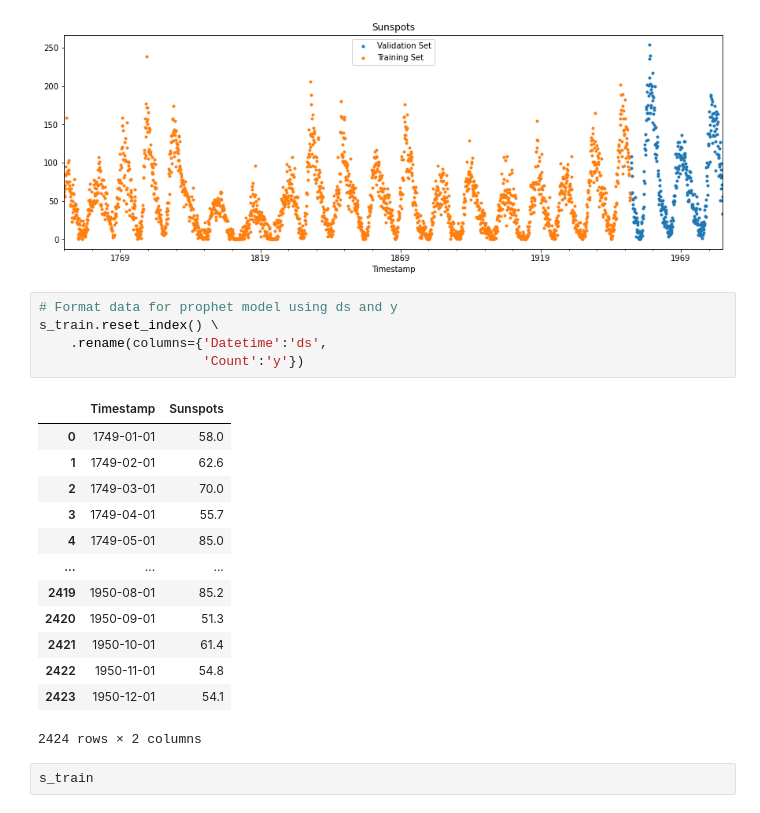
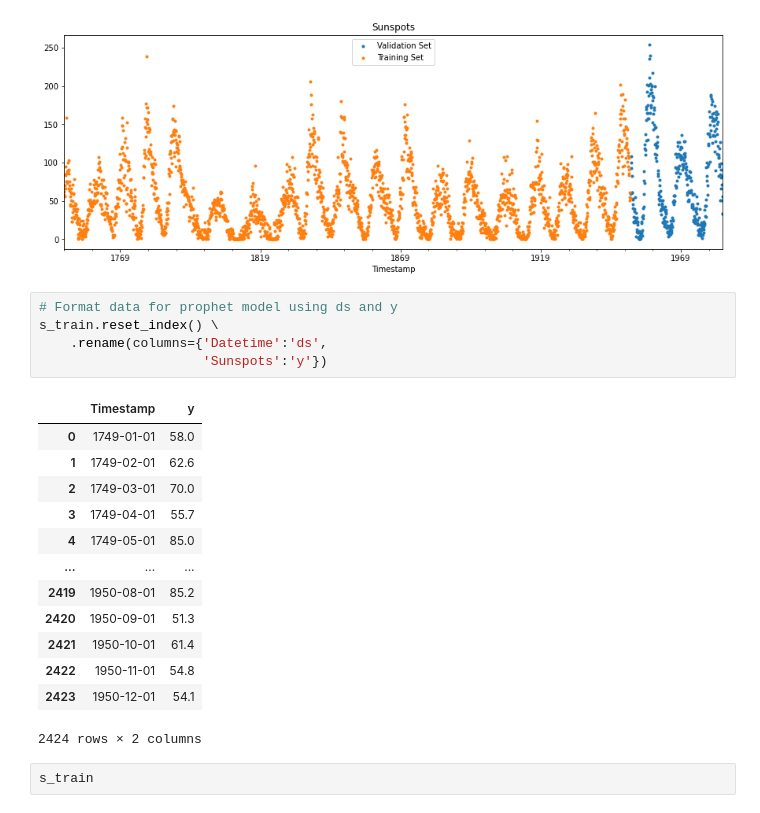
Before and after one commit to TracyRenee61/Misc-Predictions, a Jupyter notebook: TS_Sunspots_Statmodels_&_Prophet.ipynb, the cells around one changed output. Drawn from its saved outputs; the diff is of its cells as text.

```diff
--- a/TS_Sunspots_Statmodels_&_Prophet.ipynb
+++ b/TS_Sunspots_Statmodels_&_Prophet.ipynb
@@ -895,10 +894,10 @@ plt.show()
 # %%
 # Format data for prophet model using ds and y
 s_train.reset_index() \
     .rename(columns={'Datetime':'ds',
-                     'Count':'y'})
+                     'Sunspots':'y'})
 # %% [output]
-|  | Timestamp | Sunspots |
+|  | Timestamp | y |
 | 0 | 1749-01-01 | 58.0 |
 | 1 | 1749-02-01 | 62.6 |
 | 2 | 1749-03-01 | 70.0 |
```
Also changed, not shown: parts of 5 cells of this notebook.
